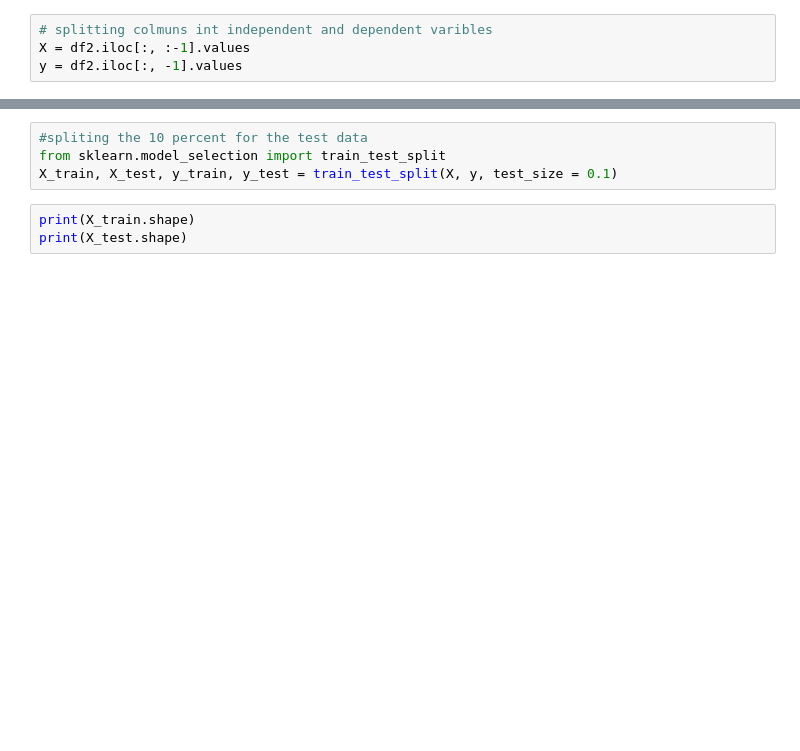
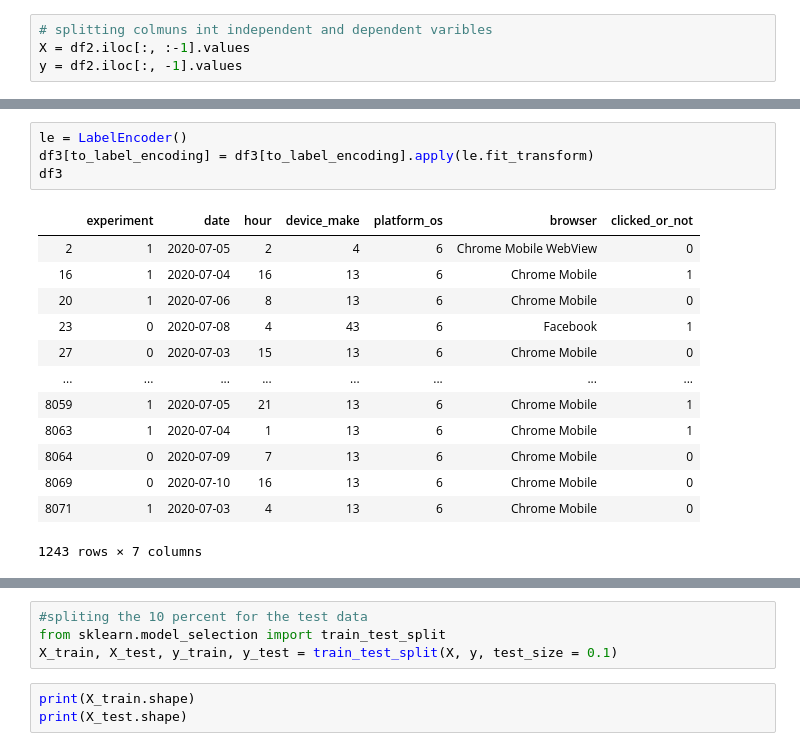
Before and after one commit to sam23121/abtest-mlops, a Jupyter notebook: notebooks/train.ipynb, the cells around one changed output, grey strips where cells are left out. Saved outputs shown, nothing was run; the diff lists cells and outputs as text; blank space fills up the shorter version.

```diff
--- a/notebooks/train.ipynb
+++ b/notebooks/train.ipynb
@@ -157,0 +231,18 @@ X = np.array(ct.fit_transform(X))
+# %%
+le = LabelEncoder()
+df3[to_label_encoding] = df3[to_label_encoding].apply(le.fit_transform)
+df3
+# %% [output]
+|  | experiment | date | hour | device_make | platform_os | browser | clicked_or_not |
+| 2 | 1 | 2020-07-05 | 2 | 4 | 6 | Chrome Mobile WebView | 0 |
+| 16 | 1 | 2020-07-04 | 16 | 13 | 6 | Chrome Mobile | 1 |
+| 20 | 1 | 2020-07-06 | 8 | 13 | 6 | Chrome Mobile | 0 |
+| 23 | 0 | 2020-07-08 | 4 | 43 | 6 | Facebook | 1 |
+| 27 | 0 | 2020-07-03 | 15 | 13 | 6 | Chrome Mobile | 0 |
+| ... | ... | ... | ... | ... | ... | ... | ... |
+| 8059 | 1 | 2020-07-05 | 21 | 13 | 6 | Chrome Mobile | 1 |
+| 8063 | 1 | 2020-07-04 | 1 | 13 | 6 | Chrome Mobile | 1 |
+| 8064 | 0 | 2020-07-09 | 7 | 13 | 6 | Chrome Mobile | 0 |
+| 8069 | 0 | 2020-07-10 | 16 | 13 | 6 | Chrome Mobile | 0 |
+| 8071 | 1 | 2020-07-03 | 4 | 13 | 6 | Chrome Mobile | 0 |
+1243 rows × 7 columns
```
Also changed, not shown: parts of 30 cells of this notebook.
